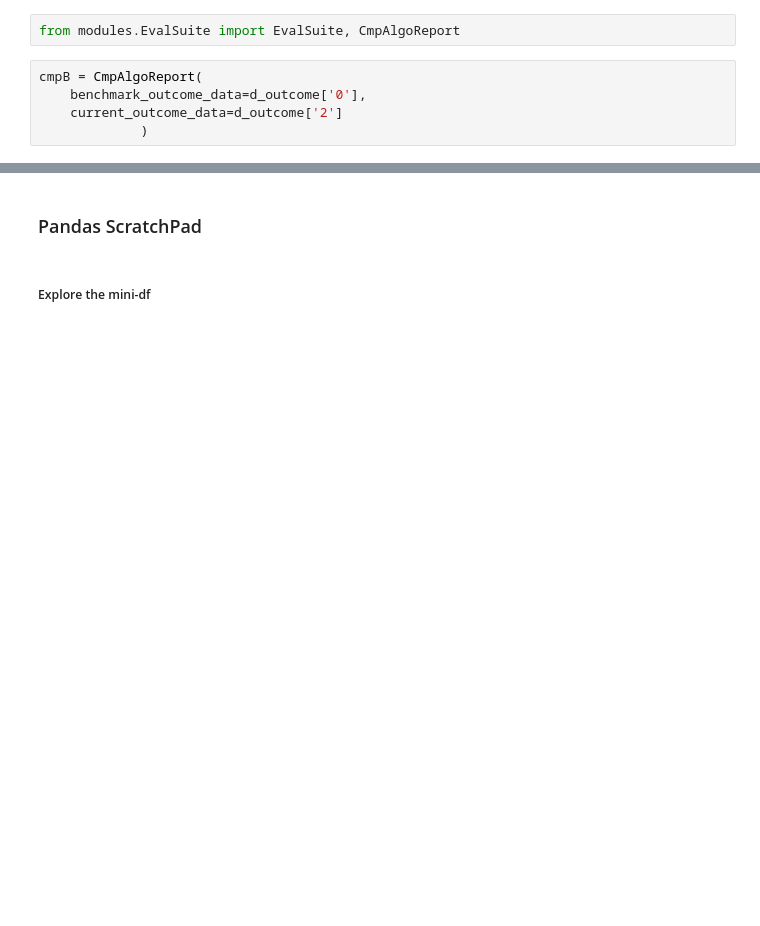
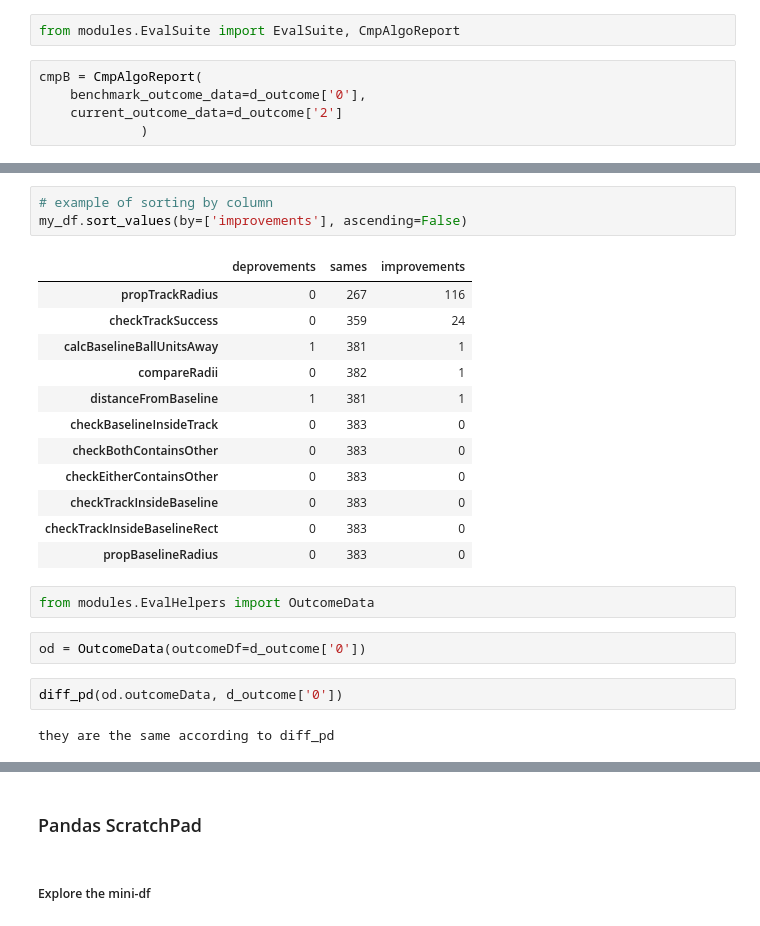
Before and after one commit to sutt/ppd, a Jupyter notebook: books/eval-report-1.ipynb, the cells around one changed output, grey strips where cells are left out. Drawn from its saved outputs; the diff is of its cells as text; blank space fills up the shorter version.

```diff
--- a/books/eval-report-1.ipynb
+++ b/books/eval-report-1.ipynb
@@ -104,0 +185,24 @@ mini.T
+# %%
+# example of sorting by column
+my_df.sort_values(by=['improvements'], ascending=False)
+# %% [output]
+|  | deprovements | sames | improvements |
+| propTrackRadius | 0 | 267 | 116 |
+| checkTrackSuccess | 0 | 359 | 24 |
+| calcBaselineBallUnitsAway | 1 | 381 | 1 |
+| compareRadii | 0 | 382 | 1 |
+| distanceFromBaseline | 1 | 381 | 1 |
+| checkBaselineInsideTrack | 0 | 383 | 0 |
+| checkBothContainsOther | 0 | 383 | 0 |
+| checkEitherContainsOther | 0 | 383 | 0 |
+| checkTrackInsideBaseline | 0 | 383 | 0 |
+| checkTrackInsideBaselineRect | 0 | 383 | 0 |
+| propBaselineRadius | 0 | 383 | 0 |
+# %%
+from modules.EvalHelpers import OutcomeData
+# %%
+od = OutcomeData(outcomeDf=d_outcome['0'])
+# %%
+diff_pd(od.outcomeData, d_outcome['0'])
+# %% [output]
+they are the same according to diff_pd
```
Also changed, not shown: parts of 15 cells of this notebook, 4 other files.
